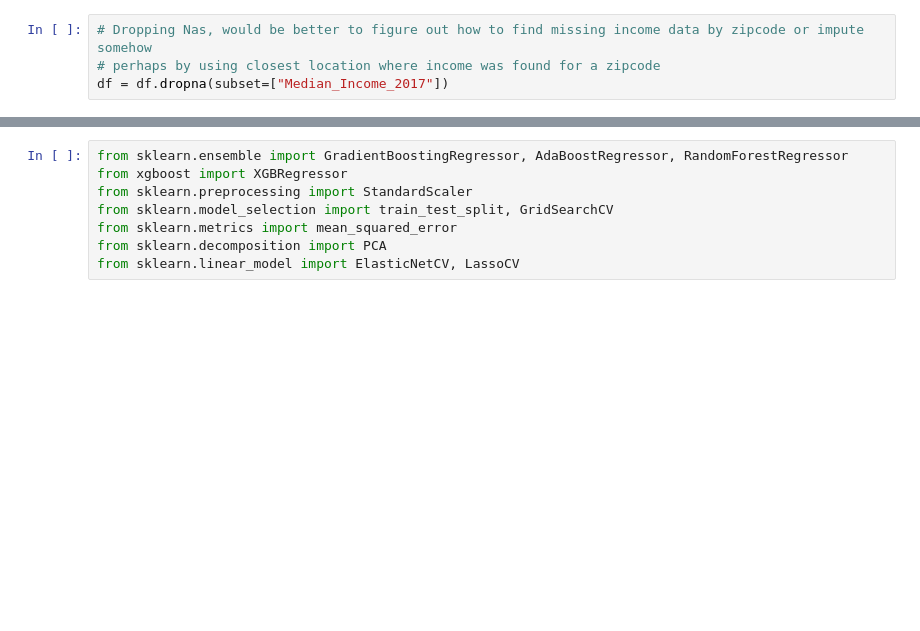
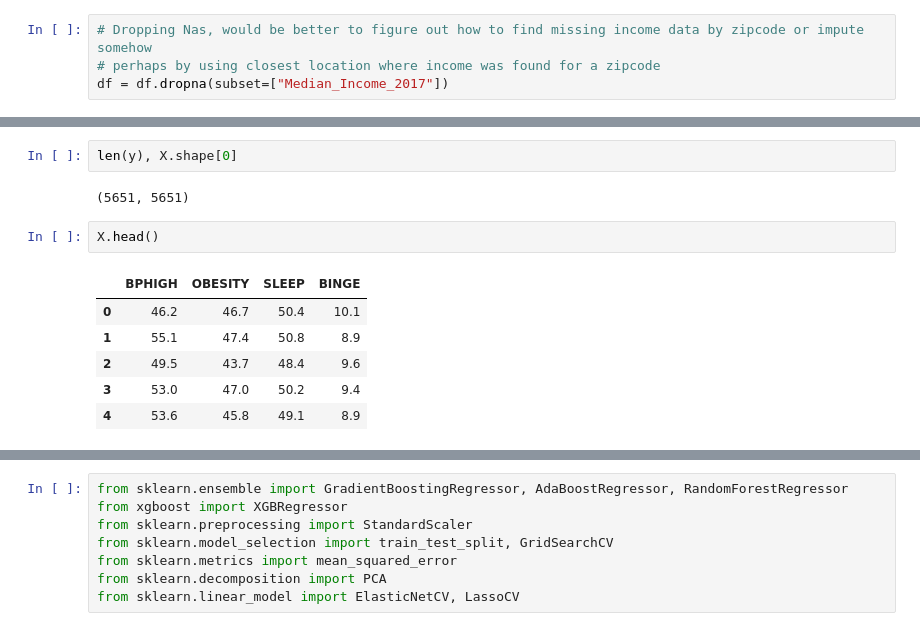
Before and after one commit to rylativity/health_and_income, a Jupyter notebook: Data_Standardization_And_Modeling.ipynb, the cells around one changed output, grey strips where cells are left out. Cells and saved outputs as stored; diff of their text form; blank space fills up the shorter version.

```diff
--- a/Data_Standardization_And_Modeling.ipynb
+++ b/Data_Standardization_And_Modeling.ipynb
@@ -73,0 +120,13 @@ df.head()
+# %%
+len(y), X.shape[0]
+# %% [output]
+(5651, 5651)
+# %%
+X.head()
+# %% [output]
+|  | BPHIGH | OBESITY | SLEEP | BINGE |
+| 0 | 46.2 | 46.7 | 50.4 | 10.1 |
+| 1 | 55.1 | 47.4 | 50.8 | 8.9 |
+| 2 | 49.5 | 43.7 | 48.4 | 9.6 |
+| 3 | 53.0 | 47.0 | 50.2 | 9.4 |
+| 4 | 53.6 | 45.8 | 49.1 | 8.9 |
```
Also changed, not shown: parts of 35 cells of this notebook.
